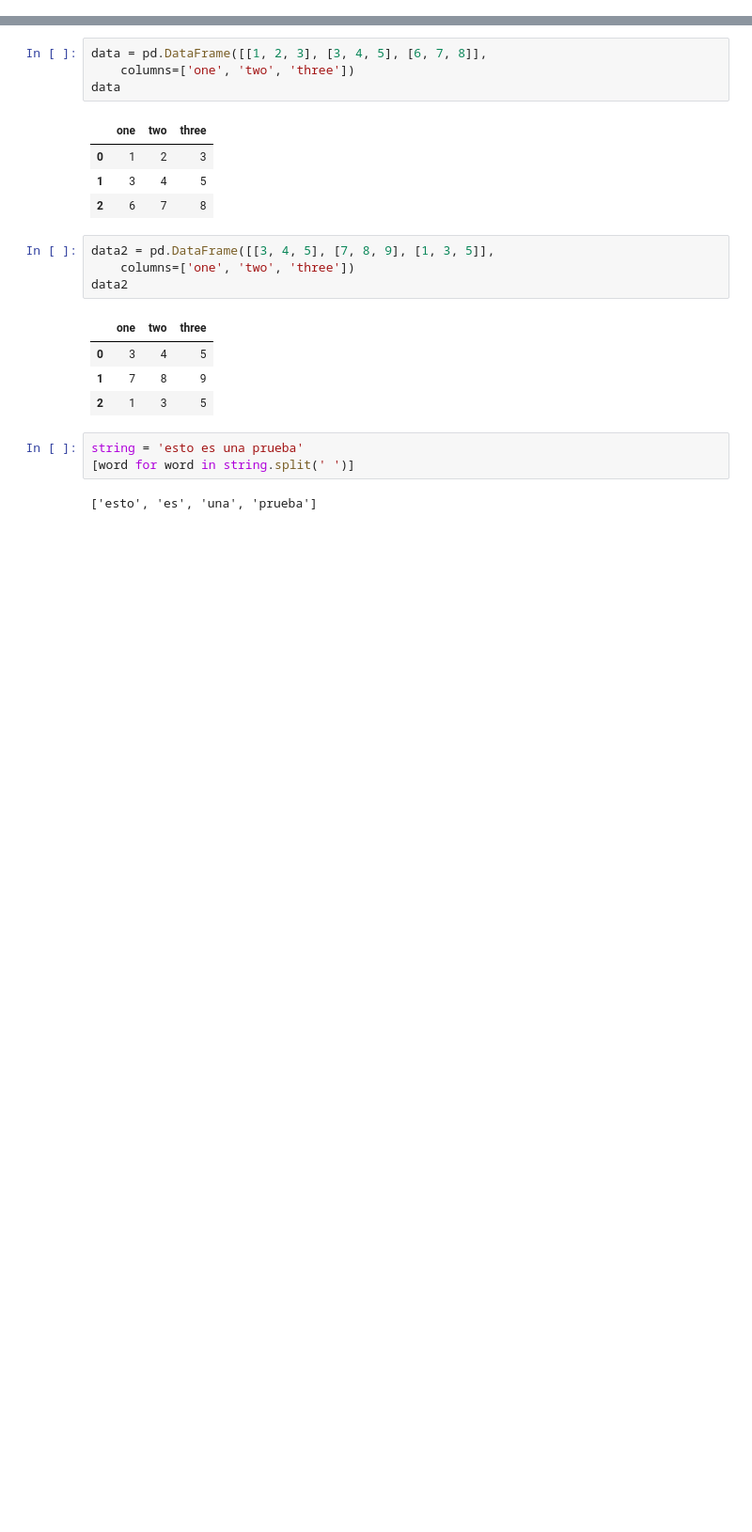
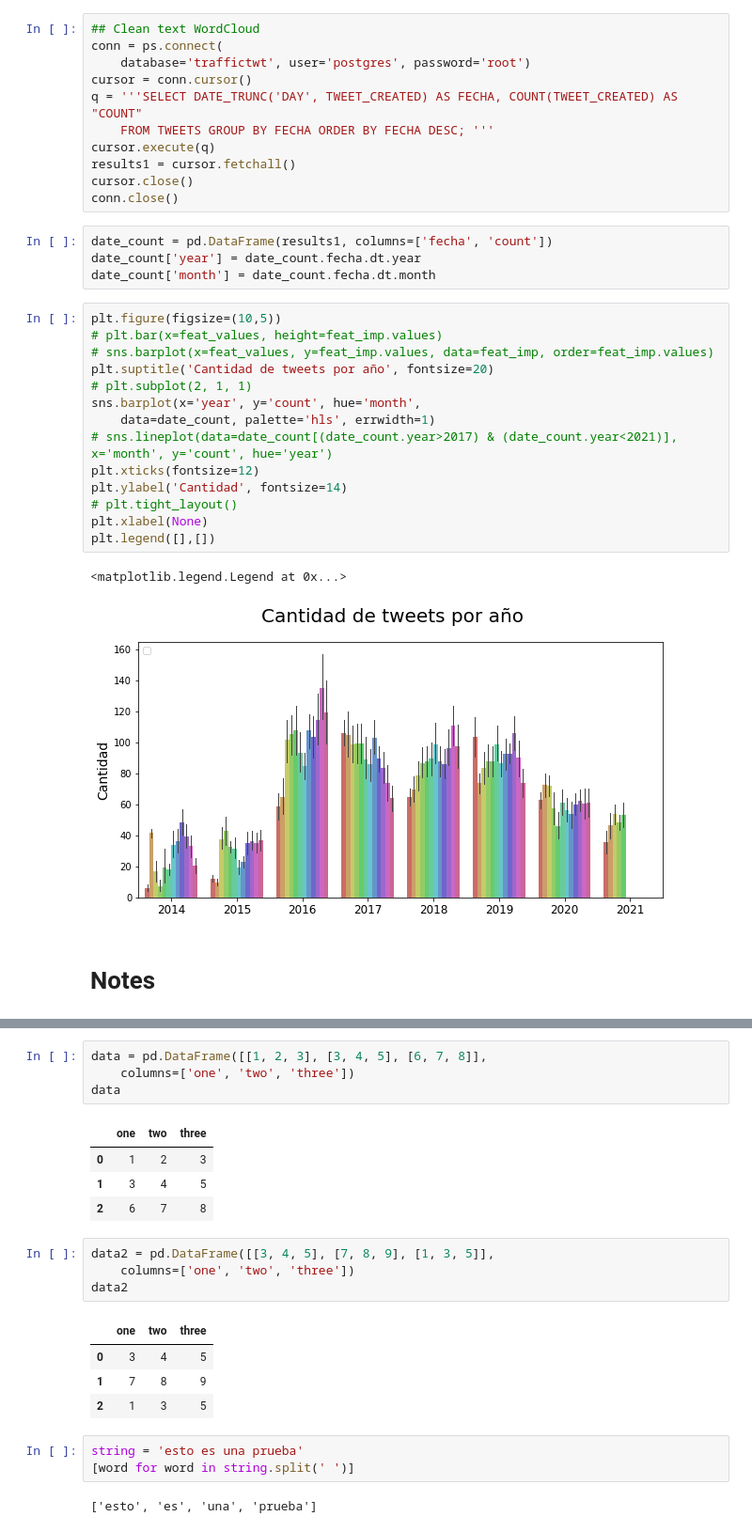
Before and after one commit to Liu-Lc/TwitterTraffic-Pty, a Jupyter notebook: queries_graphs.ipynb, the cells around one changed output, grey strips where cells are left out. Shown at 94% size. Cells and saved outputs as stored; diff of their text form; blank space fills up the shorter version.

```diff
--- a/queries_graphs.ipynb
+++ b/queries_graphs.ipynb
@@ -59,0 +122,34 @@ import pandas as pd
+# %%
+## Clean text WordCloud
+conn = ps.connect(
+    database='traffictwt', user='postgres', password='root')
+cursor = conn.cursor()
+q = '''SELECT DATE_TRUNC('DAY', TWEET_CREATED) AS FECHA, COUNT(TWEET_CREATED) AS "COUNT"
+	FROM TWEETS GROUP BY FECHA ORDER BY FECHA DESC; '''
+cursor.execute(q)
+results1 = cursor.fetchall()
+cursor.close()
+conn.close()
+# %%
+date_count = pd.DataFrame(results1, columns=['fecha', 'count'])
+date_count['year'] = date_count.fecha.dt.year
+date_count['month'] = date_count.fecha.dt.month
+# %%
+plt.figure(figsize=(10,5))
+# plt.bar(x=feat_values, height=feat_imp.values)
+# sns.barplot(x=feat_values, y=feat_imp.values, data=feat_imp, order=feat_imp.values)
+plt.suptitle('Cantidad de tweets por año', fontsize=20)
+# plt.subplot(2, 1, 1)
+sns.barplot(x='year', y='count', hue='month',
+    data=date_count, palette='hls', errwidth=1)
+# sns.lineplot(data=date_count[(date_count.year>2017) & (date_count.year<2021)], x='month', y='count', hue='year')
+plt.xticks(fontsize=12)
+plt.ylabel('Cantidad', fontsize=14)
+# plt.tight_layout()
+plt.xlabel(None)
+plt.legend([],[])
+# %% [output]
+<matplotlib.legend.Legend at 0x...>
+[figure, added]
+# %% [markdown]
+# Notes
```
Also changed, not shown: parts of 27 cells of this notebook, 1 other file.
